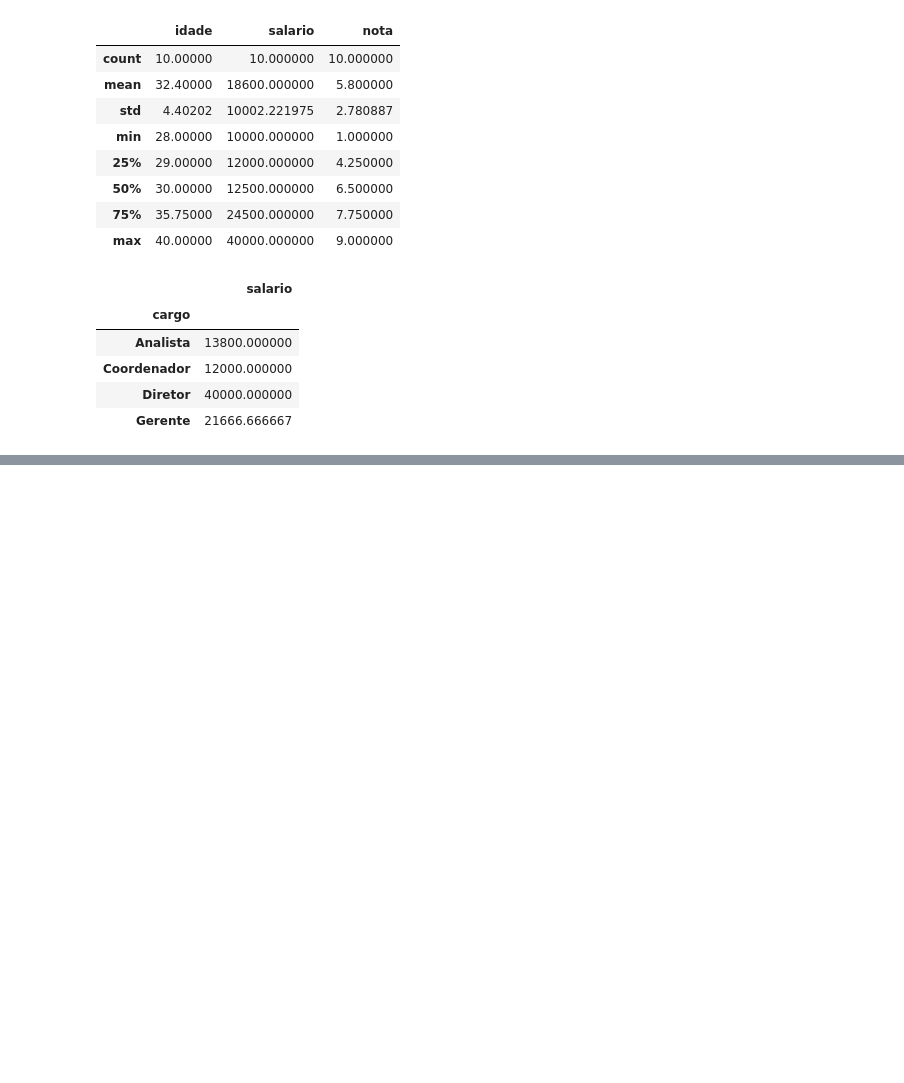
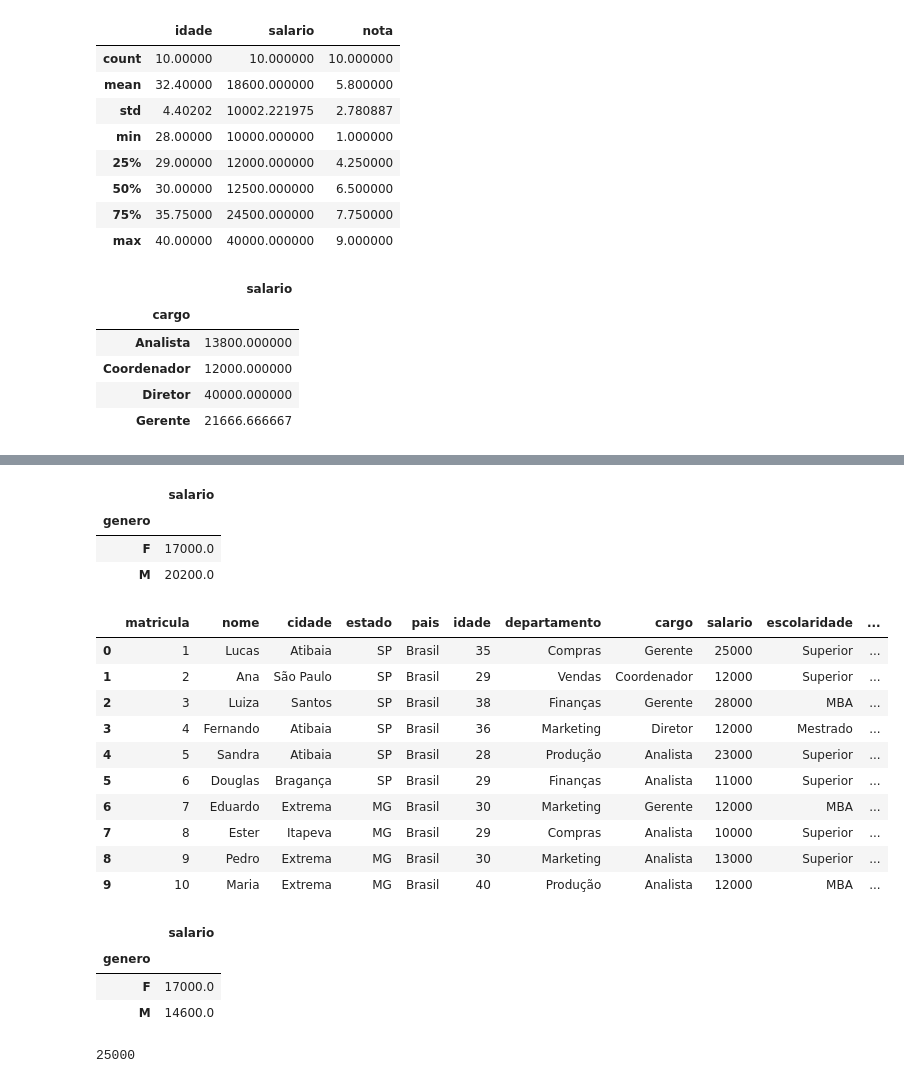
Before and after one commit to leonardo69-code/Python---Banco-de-Dados, a Jupyter notebook: Tratando_com_Estatisticas.ipynb, the cells around one changed output, grey strips where cells are left out. Cells and saved outputs as stored; diff of their text form; code cells hidden in the pictures; blank space fills up the shorter version.

```diff
--- a/Tratando_com_Estatisticas.ipynb
+++ b/Tratando_com_Estatisticas.ipynb
@@ -147,0 +195,5 @@ display(salario_medio)
+# %%
+# Incluir uma nova coluna com base em uma lista
+genero = ['M','F','F','M','F','M','M','F','M','F']
+df['genero'] = genero
+display(df)
@@ -147,0 +250,42 @@ display(salario_medio)
+# %%
+'''
+Vamos verificar o salário médio por genero
+'''
+df[['genero','salario']].groupby('genero').mean()
+# %% [output]
+|  | salario |
+| genero |  |
+| F | 17000.0 |
+| M | 20200.0 |
+# %%
+# Vamos localizar e alterar o salário de fernando
+
+df.loc[3,['salario']] = 12000
+display(df)
+# %% [output]
+|  | matricula | nome | cidade | estado | pais | idade | departamento | cargo | salario | escolaridade | ... |
+| 0 | 1 | Lucas | Atibaia | SP | Brasil | 35 | Compras | Gerente | 25000 | Superior | ... |
+| 1 | 2 | Ana | São Paulo | SP | Brasil | 29 | Vendas | Coordenador | 12000 | Superior | ... |
+| 2 | 3 | Luiza | Santos | SP | Brasil | 38 | Finanças | Gerente | 28000 | MBA | ... |
+| 3 | 4 | Fernando | Atibaia | SP | Brasil | 36 | Marketing | Diretor | 12000 | Mestrado | ... |
+| 4 | 5 | Sandra | Atibaia | SP | Brasil | 28 | Produção | Analista | 23000 | Superior | ... |
+| 5 | 6 | Douglas | Bragança | SP | Brasil | 29 | Finanças | Analista | 11000 | Superior | ... |
+| 6 | 7 | Eduardo | Extrema | MG | Brasil | 30 | Marketing | Gerente | 12000 | MBA | ... |
+| 7 | 8 | Ester | Itapeva | MG | Brasil | 29 | Compras | Analista | 10000 | Superior | ... |
+| 8 | 9 | Pedro | Extrema | MG | Brasil | 30 | Marketing | Analista | 13000 | Superior | ... |
+| 9 | 10 | Maria | Extrema | MG | Brasil | 40 | Produção | Analista | 12000 | MBA | ... |
+# %%
+'''
+Vamos verificar o salário médio por genero
+'''
+df[['genero','salario']].groupby('genero').mean()
+# %% [output]
+|  | salario |
+| genero |  |
+| F | 17000.0 |
+| M | 14600.0 |
+# %%
+# Localizar o maior salário do genero M
+df[df['genero'] == 'M']['salario'].max()
+# %% [output]
+25000
```
Also changed, not shown: parts of 25 cells of this notebook.
